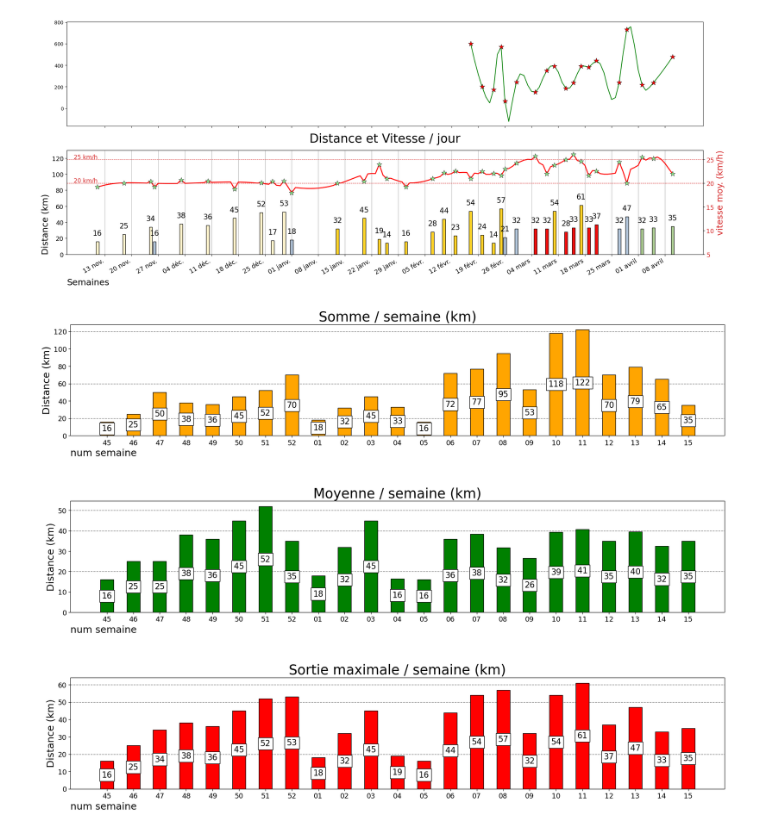
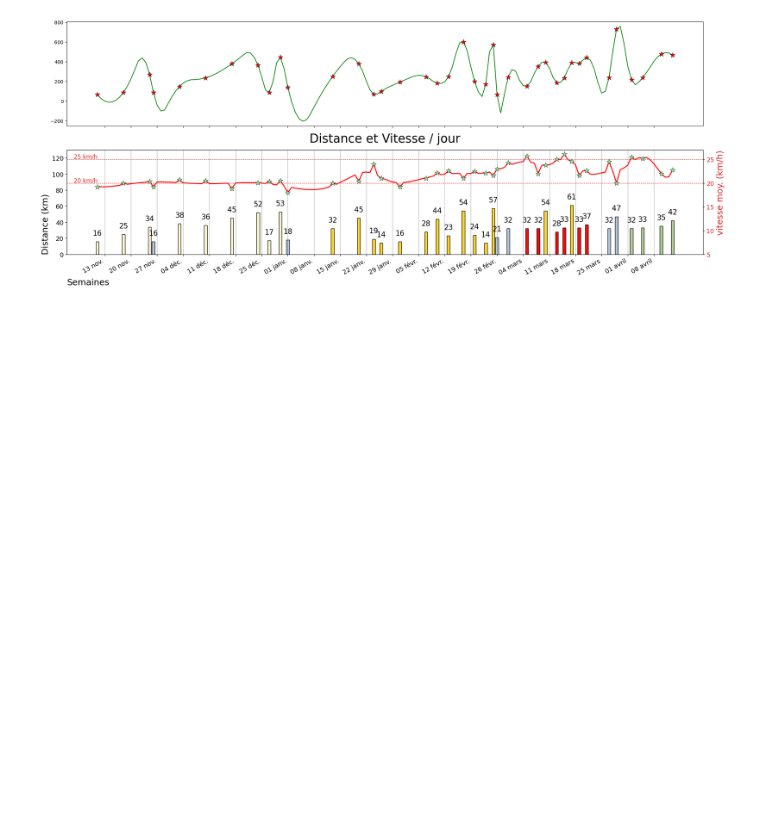
Before and after one commit to RichardHitier/visu-velo, a Jupyter notebook: notebooks/ReadPgrmCycloOds.ipynb, the cells around one changed output. Saved outputs shown, nothing was run; the diff lists cells and outputs as text; code cells hidden in the pictures; blank space fills up the shorter version.

```diff
--- a/notebooks/ReadPgrmCycloOds.ipynb
+++ b/notebooks/ReadPgrmCycloOds.ipynb
@@ -195,8 +194,7 @@ def show_max_min_sum(km_df):
 # %%
 
 
 show_resume(km_df, moy_df, type_df, elev_df)
-show_max_min_sum(km_df)
+# show_max_min_sum(km_df)
 # %% [output]
-[figure, old version]
+[figure, new version]
-[figure, removed]
```
Also changed, not shown: parts of 1 cell of this notebook.
